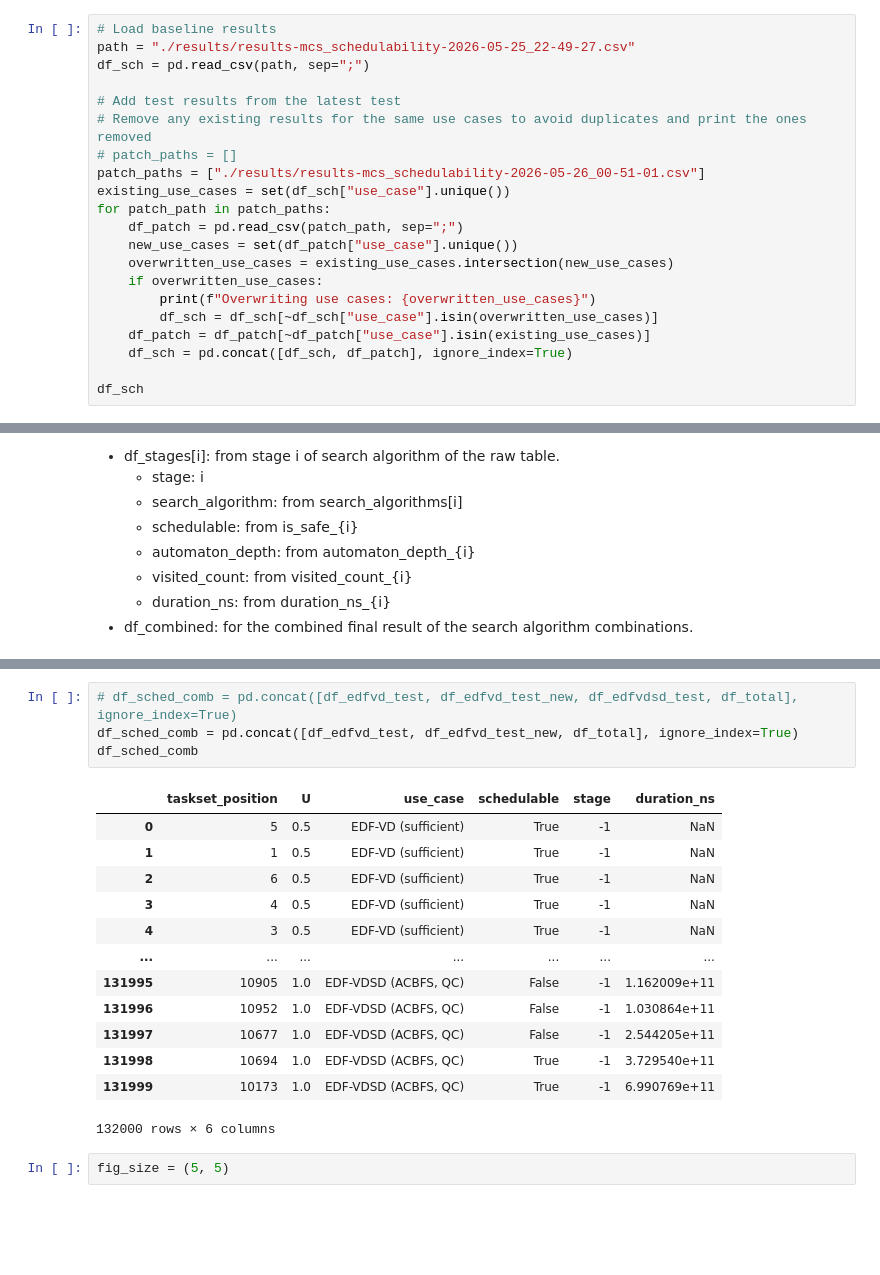
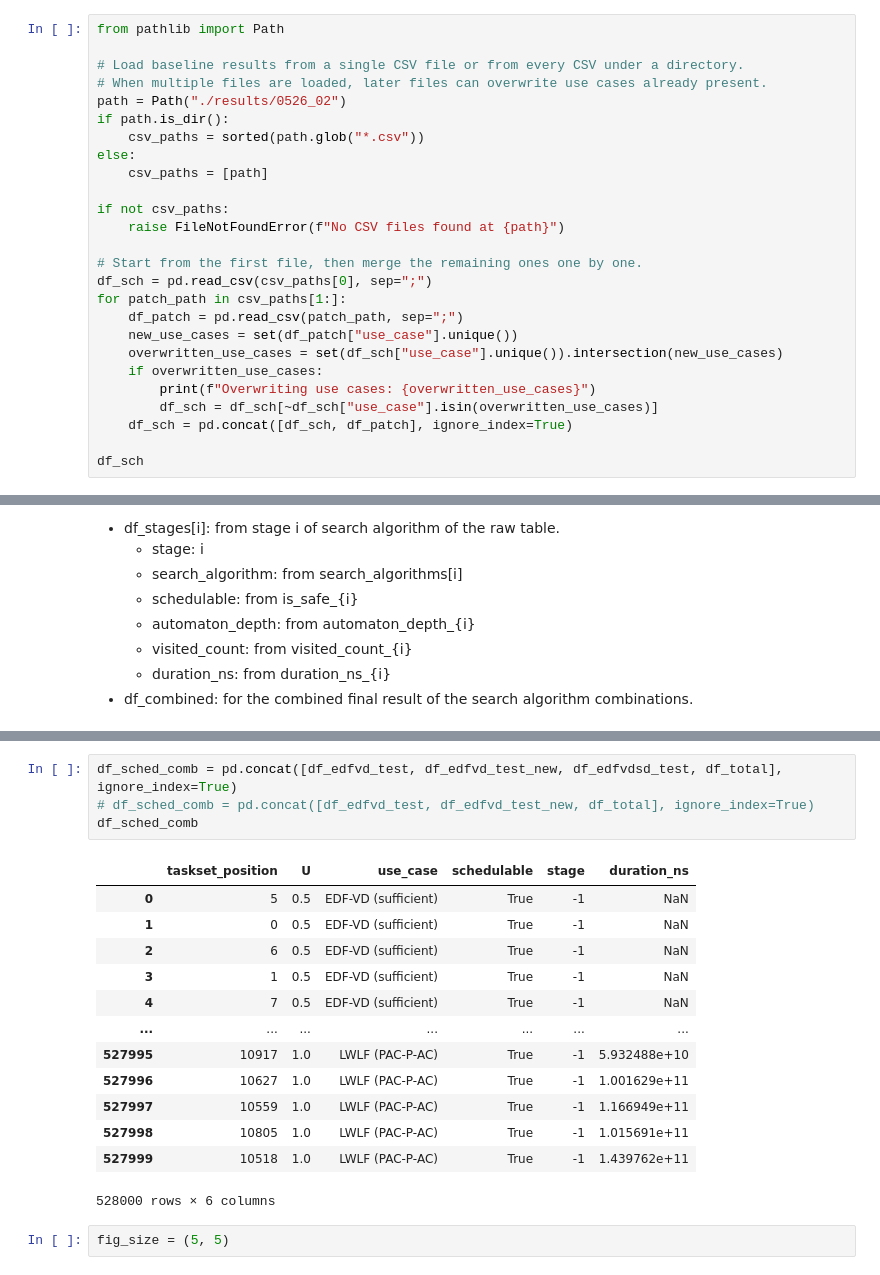
Before and after one commit to Jordan-Sun/mixed-criticality-graph-xp, a Jupyter notebook: notebooks/charts-rtss.ipynb, the cells around one changed output, grey strips where cells are left out. Drawn from its saved outputs; the diff is of its cells as text; blank space fills up the shorter version.

```diff
--- a/notebooks/charts-rtss.ipynb
+++ b/notebooks/charts-rtss.ipynb
@@ -306,23 +306,28 @@ f.savefig(
 ## Schedulability Test
 ### Input data
 # %%
-# Load baseline results
-path = "./results/results-mcs_schedulability-2026-05-25_22-49-27.csv"
-df_sch = pd.read_csv(path, sep=";")
+from pathlib import Path
 
-# Add test results from the latest test
-# Remove any existing results for the same use cases to avoid duplicates and print the ones removed
-# patch_paths = []
-patch_paths = ["./results/results-mcs_schedulability-2026-05-26_00-51-01.csv"]
-existing_use_cases = set(df_sch["use_case"].unique())
-for patch_path in patch_paths:
+# Load baseline results from a single CSV file or from every CSV under a directory.
+# When multiple files are loaded, later files can overwrite use cases already present.
+path = Path("./results/0526_02")
+if path.is_dir():
+    csv_paths = sorted(path.glob("*.csv"))
+else:
+    csv_paths = [path]
+
+if not csv_paths:
+    raise FileNotFoundError(f"No CSV files found at {path}")
+
+# Start from the first file, then merge the remaining ones one by one.
+df_sch = pd.read_csv(csv_paths[0], sep=";")
+for patch_path in csv_paths[1:]:
     df_patch = pd.read_csv(patch_path, sep=";")
     new_use_cases = set(df_patch["use_case"].unique())
-    overwritten_use_cases = existing_use_cases.intersection(new_use_cases)
+    overwritten_use_cases = set(df_sch["use_case"].unique()).intersection(new_use_cases)
     if overwritten_use_cases:
         print(f"Overwriting use cases: {overwritten_use_cases}")
         df_sch = df_sch[~df_sch["use_case"].isin(overwritten_use_cases)]
-    df_patch = df_patch[~df_patch["use_case"].isin(existing_use_cases)]
     df_sch = pd.concat([df_sch, df_patch], ignore_index=True)
 
 df_sch
@@ -470,21 +489,21 @@ df_total
 # %%
-# df_sched_comb = pd.concat([df_edfvd_test, df_edfvd_test_new, df_edfvdsd_test, df_total], ignore_index=True)
-df_sched_comb = pd.concat([df_edfvd_test, df_edfvd_test_new, df_total], ignore_index=True)
+df_sched_comb = pd.concat([df_edfvd_test, df_edfvd_test_new, df_edfvdsd_test, df_total], ignore_index=True)
+# df_sched_comb = pd.concat([df_edfvd_test, df_edfvd_test_new, df_total], ignore_index=True)
 df_sched_comb
 # %% [output]
 |  | taskset_position | U | use_case | schedulable | stage | duration_ns |
 | 0 | 5 | 0.5 | EDF-VD (sufficient) | True | -1 | NaN |
-| 1 | 1 | 0.5 | EDF-VD (sufficient) | True | -1 | NaN |
+| 1 | 0 | 0.5 | EDF-VD (sufficient) | True | -1 | NaN |
 | 2 | 6 | 0.5 | EDF-VD (sufficient) | True | -1 | NaN |
-| 3 | 4 | 0.5 | EDF-VD (sufficient) | True | -1 | NaN |
-| 4 | 3 | 0.5 | EDF-VD (sufficient) | True | -1 | NaN |
+| 3 | 1 | 0.5 | EDF-VD (sufficient) | True | -1 | NaN |
+| 4 | 7 | 0.5 | EDF-VD (sufficient) | True | -1 | NaN |
 | ... | ... | ... | ... | ... | ... | ... |
-| 131995 | 10905 | 1.0 | EDF-VDSD (ACBFS, QC) | False | -1 | 1.162009e+11 |
-| 131996 | 10952 | 1.0 | EDF-VDSD (ACBFS, QC) | False | -1 | 1.030864e+11 |
-| 131997 | 10677 | 1.0 | EDF-VDSD (ACBFS, QC) | False | -1 | 2.544205e+11 |
-| 131998 | 10694 | 1.0 | EDF-VDSD (ACBFS, QC) | True | -1 | 3.729540e+11 |
-| 131999 | 10173 | 1.0 | EDF-VDSD (ACBFS, QC) | True | -1 | 6.990769e+11 |
+| 527995 | 10917 | 1.0 | LWLF (PAC-P-AC) | True | -1 | 5.932488e+10 |
+| 527996 | 10627 | 1.0 | LWLF (PAC-P-AC) | True | -1 | 1.001629e+11 |
+| 527997 | 10559 | 1.0 | LWLF (PAC-P-AC) | True | -1 | 1.166949e+11 |
+| 527998 | 10805 | 1.0 | LWLF (PAC-P-AC) | True | -1 | 1.015691e+11 |
+| 527999 | 10518 | 1.0 | LWLF (PAC-P-AC) | True | -1 | 1.439762e+11 |
-132000 rows × 6 columns
+528000 rows × 6 columns
 # %%
 fig_size = (5, 5)
 # %%
```
Also changed, not shown: parts of 11 cells of this notebook, 1 other file.
